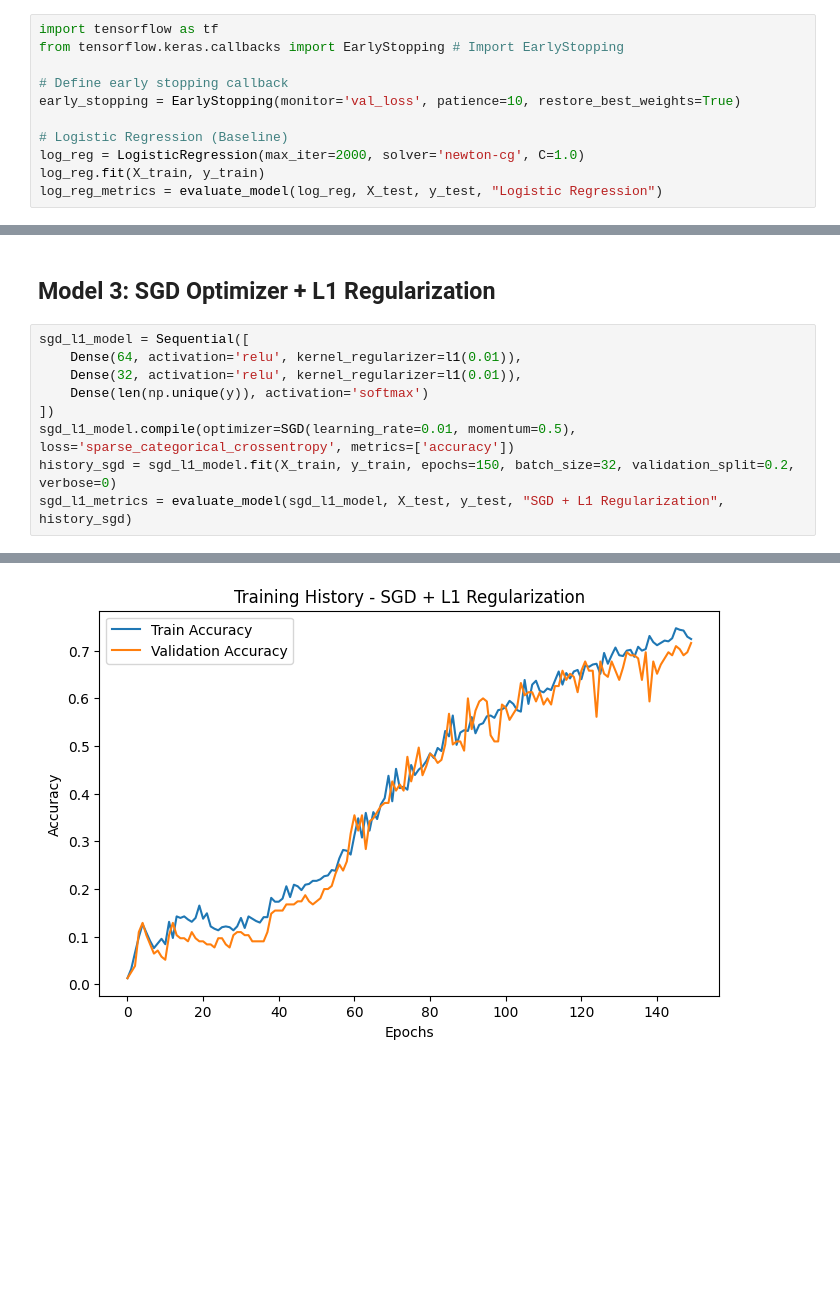
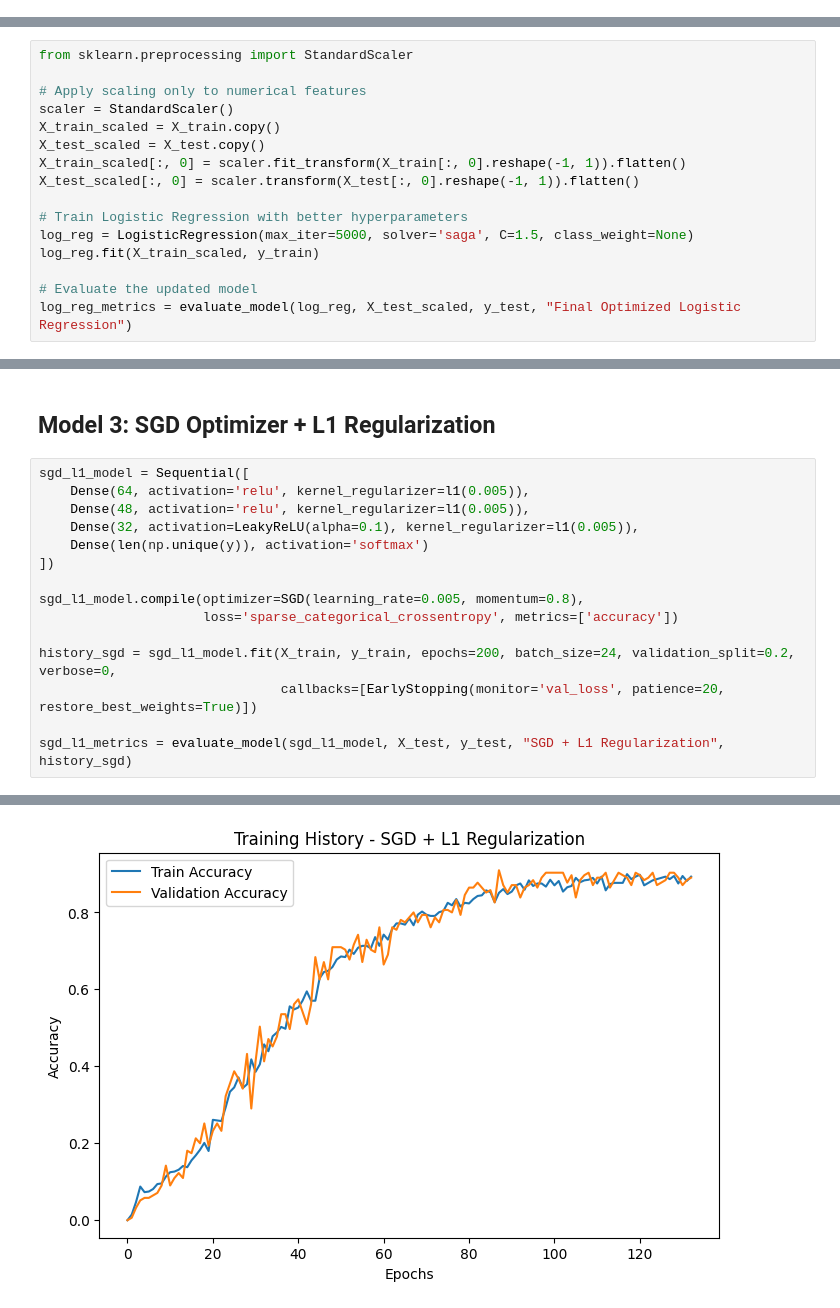
Before and after one commit to Jules-gatete/Intro_to_ML---Summatives, a Jupyter notebook: Summative_Intro_to_ml_Jules_Gatete_number]_assignment.ipynb, the cells around one changed output, grey strips where cells are left out. Cells and saved outputs as stored; diff of their text form; blank space fills up the shorter version.

Commit message:
all models at their best  performance

```diff
--- a/Summative_Intro_to_ml_Jules_Gatete_number]_assignment.ipynb
+++ b/Summative_Intro_to_ml_Jules_Gatete_number]_assignment.ipynb
@@ -229,14 +229,3 @@ def evaluate_model(model, X_test, y_test, model_name, history=None):
 #**Implement** **Models**
 # %% [markdown]
 ## Logistic Regression (Classical ML)
-# %%
-import tensorflow as tf
-from tensorflow.keras.callbacks import EarlyStopping # Import EarlyStopping
-
-# Define early stopping callback
-early_stopping = EarlyStopping(monitor='val_loss', patience=10, restore_best_weights=True)
-
-# Logistic Regression (Baseline)
-log_reg = LogisticRegression(max_iter=2000, solver='newton-cg', C=1.0)
-log_reg.fit(X_train, y_train)
-log_reg_metrics = evaluate_model(log_reg, X_test, y_test, "Logistic Regression")
@@ -249,0 +232,16 @@ F1 Score: 0.6136
+# %%
+from sklearn.preprocessing import StandardScaler
+
+# Apply scaling only to numerical features
+scaler = StandardScaler()
+X_train_scaled = X_train.copy()
+X_test_scaled = X_test.copy()
+X_train_scaled[:, 0] = scaler.fit_transform(X_train[:, 0].reshape(-1, 1)).flatten()
+X_test_scaled[:, 0] = scaler.transform(X_test[:, 0].reshape(-1, 1)).flatten()
+
+# Train Logistic Regression with better hyperparameters
+log_reg = LogisticRegression(max_iter=5000, solver='saga', C=1.5, class_weight=None)
+log_reg.fit(X_train_scaled, y_train)
+
+# Evaluate the updated model
+log_reg_metrics = evaluate_model(log_reg, X_test_scaled, y_test, "Final Optimized Logistic Regression")
@@ -321,11 +343,17 @@ F1 Score: 0.8137
 ## Model 3: SGD Optimizer + L1 Regularization
 # %%
 sgd_l1_model = Sequential([
-    Dense(64, activation='relu', kernel_regularizer=l1(0.01)),
-    Dense(32, activation='relu', kernel_regularizer=l1(0.01)),
+    Dense(64, activation='relu', kernel_regularizer=l1(0.005)),
+    Dense(48, activation='relu', kernel_regularizer=l1(0.005)),
+    Dense(32, activation=LeakyReLU(alpha=0.1), kernel_regularizer=l1(0.005)),
     Dense(len(np.unique(y)), activation='softmax')
 ])
-sgd_l1_model.compile(optimizer=SGD(learning_rate=0.01, momentum=0.5), loss='sparse_categorical_crossentropy', metrics=['accuracy'])
-history_sgd = sgd_l1_model.fit(X_train, y_train, epochs=150, batch_size=32, validation_split=0.2, verbose=0)
+
+sgd_l1_model.compile(optimizer=SGD(learning_rate=0.005, momentum=0.8),
+                     loss='sparse_categorical_crossentropy', metrics=['accuracy'])
+
+history_sgd = sgd_l1_model.fit(X_train, y_train, epochs=200, batch_size=24, validation_split=0.2, verbose=0,
+                               callbacks=[EarlyStopping(monitor='val_loss', patience=20, restore_best_weights=True)])
+
 sgd_l1_metrics = evaluate_model(sgd_l1_model, X_test, y_test, "SGD + L1 Regularization", history_sgd)
 # %% [output]
@@ -340 +368 @@ F1 Score: 0.6709
-[figure, old version]
+[figure, new version]
```
Also changed, not shown: parts of 6 cells of this notebook.
